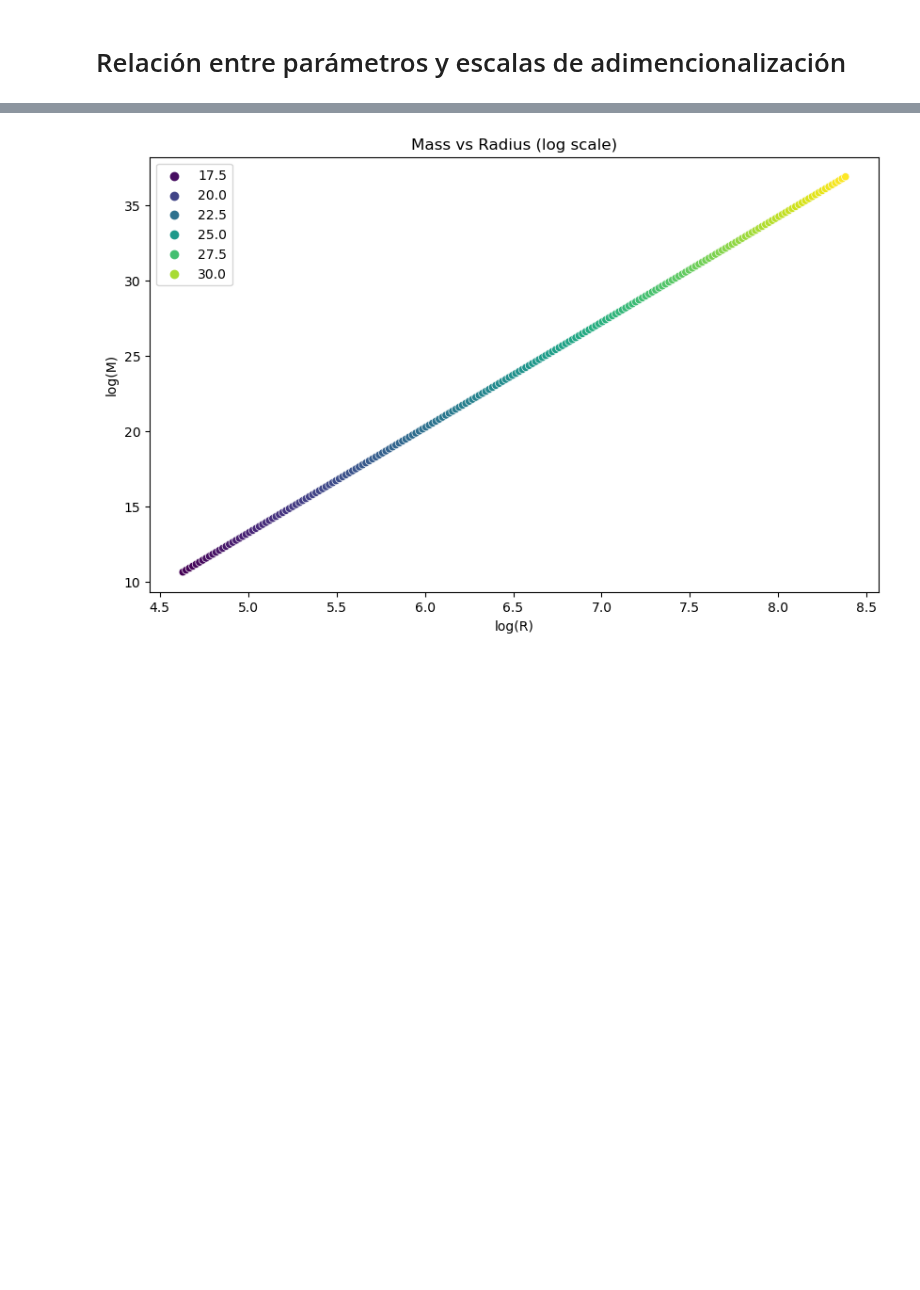
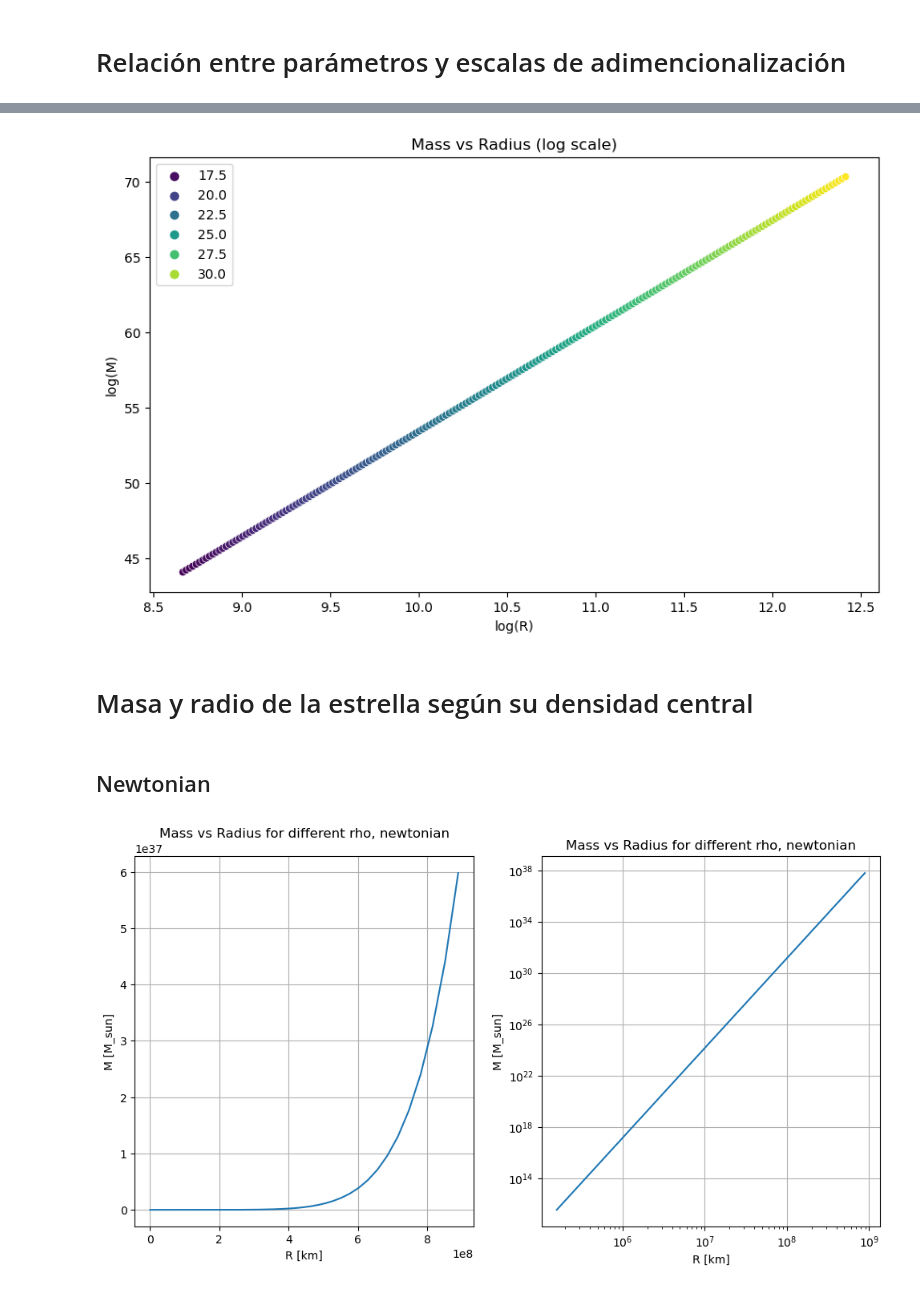
Before and after one commit to Vendetta0462/CalculosSimulaciones, a Jupyter notebook: hidrostatica.ipynb, the cells around one changed output, grey strips where cells are left out. Saved outputs shown, nothing was run; the diff lists cells and outputs as text; code cells hidden in the pictures; blank space fills up the shorter version.

Commit message:
Masas y Radios estelares con eqs Newt y Relativ

```diff
--- a/hidrostatica.ipynb
+++ b/hidrostatica.ipynb
@@ -237,7 +244,7 @@ import seaborn as sns
 # Create the plot
 # sns.set_theme('darkgrid')
 plt.figure(figsize=(10, 6))
-sns.scatterplot(x=np.log10(R/10**3), y=np.log10(M/const.M_sun.value), hue=np.log10(rho_0s), palette="viridis")
+sns.scatterplot(x=np.log10(R), y=np.log10(M), hue=np.log10(rho_0s), palette="viridis")
 
 # Set labels and title
 plt.xlabel("log(R)")
@@ -251,4 +258,80 @@ plt.title("Mass vs Radius (log scale)")
 # Show the plot
 plt.show()
 # %% [output]
-[figure, old version]
+[figure, new version]
+# %% [markdown]
+# Masa y radio de la estrella según su densidad central
+# %% [markdown]
+## Newtonian
+# %%
+# Estimación de un k con datos del sol
+gamma_sun = 2.5
+k_sun = (P_0_sun/(rho_0_sun*c**2))**(1/gamma_sun)
+
+# Definición de las condiciones iniciales
+rho_0 = 1.0 - dx**2/(6*gamma_sun) # density at dx from the center
+m_0 = dx**3/3 # Este es m adimensional con rho moño = 1, mass at dx from the center
+phi_0 = 0
+x_0 = [rho_0, m_0, phi_0]
+
+# Definición del rango de integración
+rf = 100.0
+dx = 1e-3 # es mejor definir el dx que el numero de puntos
+NN = int(rf/dx)
+r = np.linspace(dx, rf, NN)
+
+# Solución de las ecuaciones
+x = odeint(NewtOdes, x_0, r, args=(gamma_sun,))
+
+# Búsqueda del radio donde rho = 0
+for i in range(len(x[:,0])):
+    if x[i,0] <= 0:
+        lim = i
+        break
+
+# Obtención de la masa y radio resolviendo las ecuaciones
+def MasaRadio(rho_0_star):
+    # Masa y radio adimensional, checkeando que la masa no sea nan
+    i = 1
+    while np.isnan(x[lim-i,1]):
+        i += 1
+    Rhat = r[lim-i]
+    Mhat = x[lim-i,1]
+
+    # Parametros de Masa y Radio como función de la densidad central
+    R = (k_sun*rho_0_star**(gamma_sun-2)/(4*np.pi*G))**(1/2)
+    M = 4*np.pi*rho_0_star*R**3
+    return R*Rhat, M*Mhat
+
+# Densidades centrales
+rho_0s = np.logspace(0, 15, 200)*c**2
+
+# Masa y radio
+R_star, M_star = np.array([MasaRadio(rho_0)[0] for rho_0 in rho_0s]), np.array([MasaRadio(rho_0)[1] for rho_0 in rho_0s])
+
+# Plot
+# plt.figure(figsize=(8,6))
+# plt.plot(R_star/10**3, M_star/M_sun)
+# plt.xlabel('R [km]')
+# plt.ylabel('M [M_sun]')
+# plt.title('Mass vs Radius for different rho, newtonian')
+# plt.grid(True)
+# plt.show()
+
+# Subplots for normal and log scale
+fig, axs = plt.subplots(1, 2, figsize=(12, 6))
+axs[0].plot(R_star/10**3, M_star/M_sun)
+axs[0].set_xlabel('R [km]')
+axs[0].set_ylabel('M [M_sun]')
+axs[0].set_title('Mass vs Radius for different rho, newtonian')
+axs[0].grid(True)
+
+axs[1].loglog(R_star/10**3, M_star/M_sun)
+axs[1].set_xlabel('R [km]')
+axs[1].set_ylabel('M [M_sun]')
+axs[1].set_title('Mass vs Radius for different rho, newtonian')
+axs[1].grid(True)
+
+plt.show()
+# %% [output]
+[figure, added]
```
Also changed, not shown: parts of 9 cells of this notebook.
